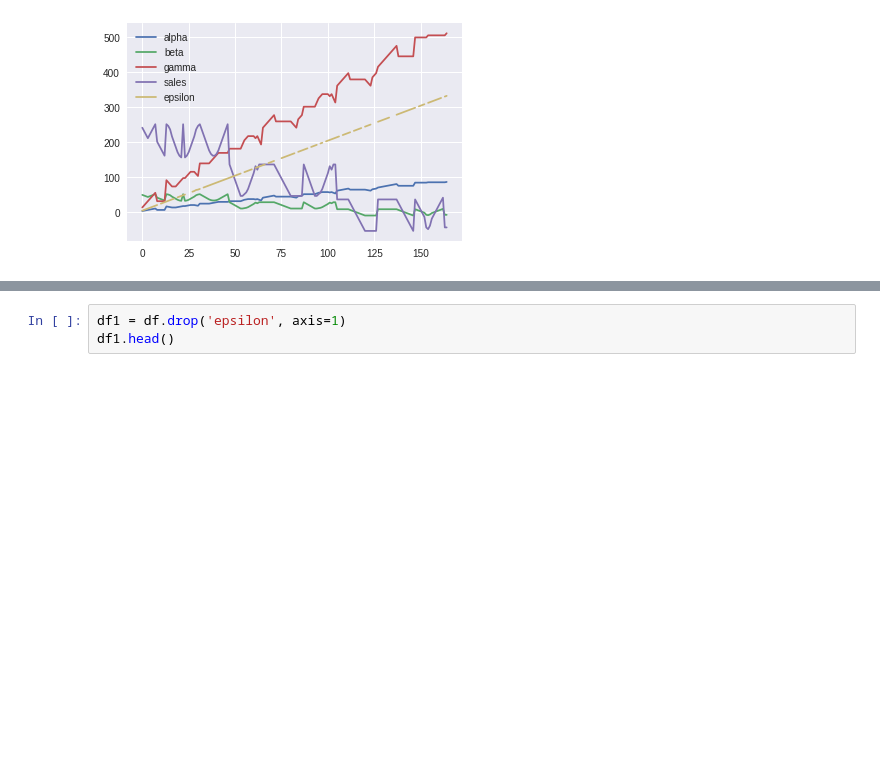
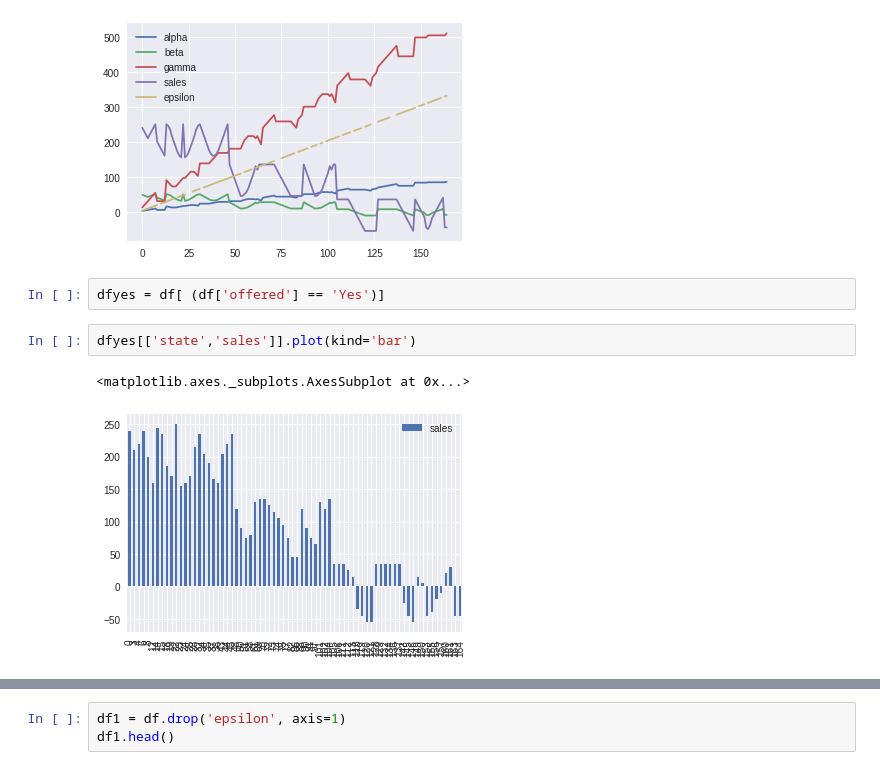
Before and after one commit to bloominstituteoftechnology/DS-Sprint-03-Creating-Professional-Portfolios, a Jupyter notebook: Sales_Presentation.ipynb, the cells around one changed output, grey strips where cells are left out. Cells and saved outputs as stored; diff of their text form; blank space fills up the shorter version.

```diff
--- a/Sales_Presentation.ipynb
+++ b/Sales_Presentation.ipynb
@@ -83,4 +83,11 @@ df.plot()
 # %% [output]
 <matplotlib.axes._subplots.AxesSubplot at 0x...>
 [figure]
+# %%
+dfyes = df[ (df['offered'] == 'Yes')]
+# %%
+dfyes[['state','sales']].plot(kind='bar')
+# %% [output]
+<matplotlib.axes._subplots.AxesSubplot at 0x...>
+[figure, added]
 # %%
```
Also changed, not shown: parts of 2 cells of this notebook.
